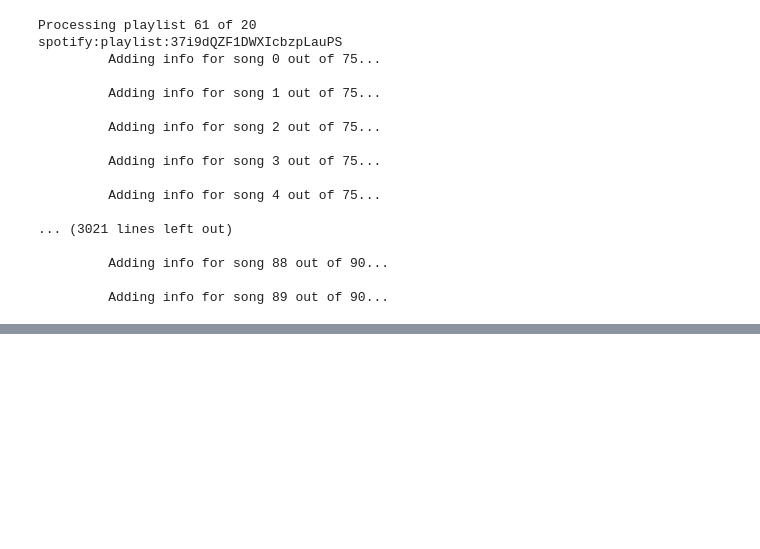
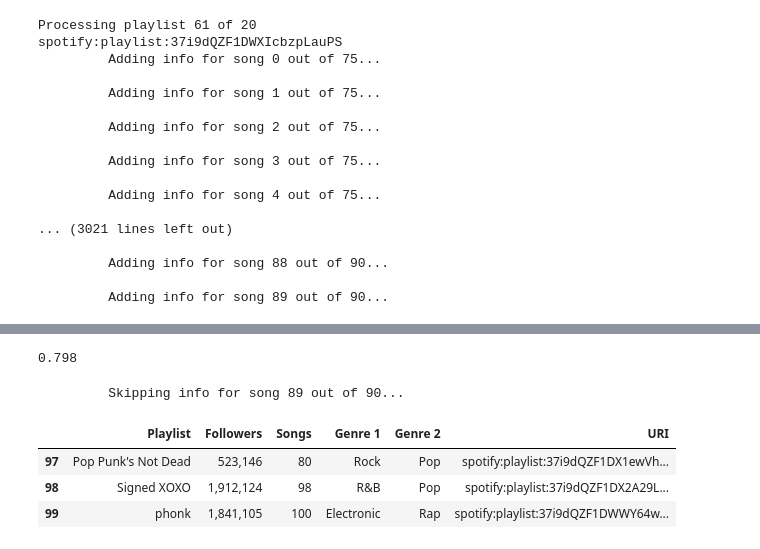
Before and after one commit to bbneves/Spotify_Playlist_Analysis, a Jupyter notebook: create_playlist_googlecolabs.ipynb, the cells around one changed output, grey strips where cells are left out. Saved outputs shown, nothing was run; the diff lists cells and outputs as text; code cells hidden in the pictures; blank space fills up the shorter version.

```diff
--- a/create_playlist_googlecolabs.ipynb
+++ b/create_playlist_googlecolabs.ipynb
@@ -152,0 +177,27 @@ files.download('playlists_61_80.csv')
+# %%
+track_info[0]['danceability']
+# %% [output]
+0.798
+# %%
+songs_info = []
+try:
+            track_info = sp.audio_features(track_uri)
+            ## Add song charateristics to dataframe
+            songs_info['danceability'] = track_info[0]['danceability']
+            songs_info['energy'] = track_info[0]['energy']
+            songs_info['key'] = track_info[0]['key']
+            songs_info['loudness'] = track_info[0]['loudness']
+
+
+except TypeError:
+            print(f'\t Skipping info for song {song_index} out of {song_count}... \n')
+# %% [output]
+         Skipping info for song 89 out of 90...
+# %%
+playlist100_df = playlist_df[97:100]
+playlist100_df
+# %% [output]
+|  | Playlist | Followers | Songs | Genre 1 | Genre 2 | URI |
+| 97 | Pop Punk's Not Dead | 523,146 | 80 | Rock | Pop | spotify:playlist:37i9dQZF1DX1ewVh... |
+| 98 | Signed XOXO | 1,912,124 | 98 | R&B | Pop | spotify:playlist:37i9dQZF1DX2A29L... |
+| 99 | phonk | 1,841,105 | 100 | Electronic | Rap | spotify:playlist:37i9dQZF1DWWY64w... |
```
Also changed, not shown: parts of 5 cells of this notebook.
